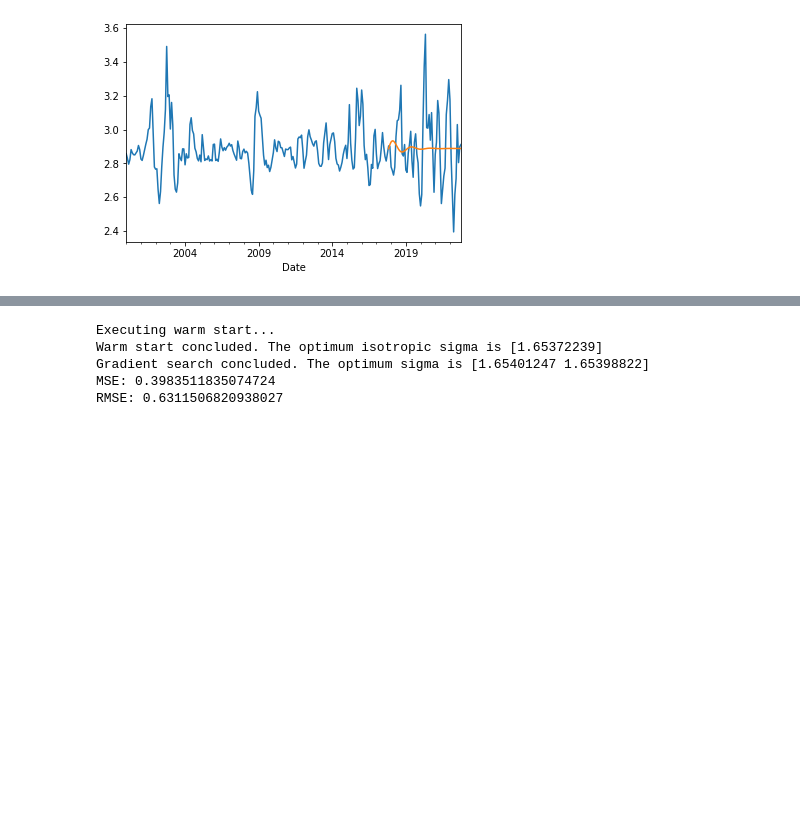
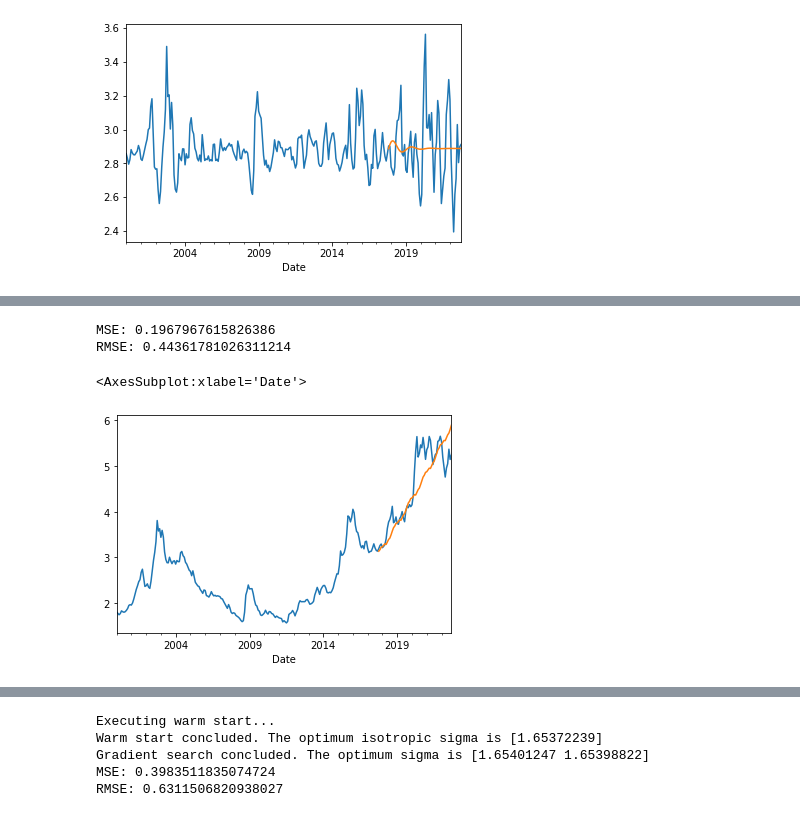
Before and after one commit to aruasouza/CTG, a Jupyter notebook: modelos_cambio.ipynb, the cells around one changed output, grey strips where cells are left out. Saved outputs shown, nothing was run; the diff lists cells and outputs as text; code cells hidden in the pictures; blank space fills up the shorter version.

```diff
--- a/modelos_cambio.ipynb
+++ b/modelos_cambio.ipynb
@@ -294,5 +279,21 @@ RMSE: 0.44036338052592766
 <AxesSubplot:xlabel='Date'>
 [figure]
+# %%
+anos = 5
+x_train,y_train,x_test,y_test = train_test_split(df,cy,anos)
+model = GodModel(simple_square,'holt',1).fit(y_train,x_train)
+prediction = model.predict(12 * anos)
+print('MSE:',mean_squared_error(prediction,y_test))
+print('RMSE:',rmse(prediction,y_test))
+pred_df = cy.copy()
+pred_df['prediction'] = [None for _ in range(len(pred_df) - len(prediction))] + list(prediction.ravel())
+pred_df['USD'].plot()
+pred_df['prediction'].plot()
+# %% [output]
+MSE: 0.1967967615826386
+RMSE: 0.44361781026311214
+<AxesSubplot:xlabel='Date'>
+[figure, added]
 # %%
 anos = 5
 x_train,y_train,x_test,y_test = train_test_split(df,cy,anos)
```
Also changed, not shown: parts of 9 cells of this notebook, 3 other files.
